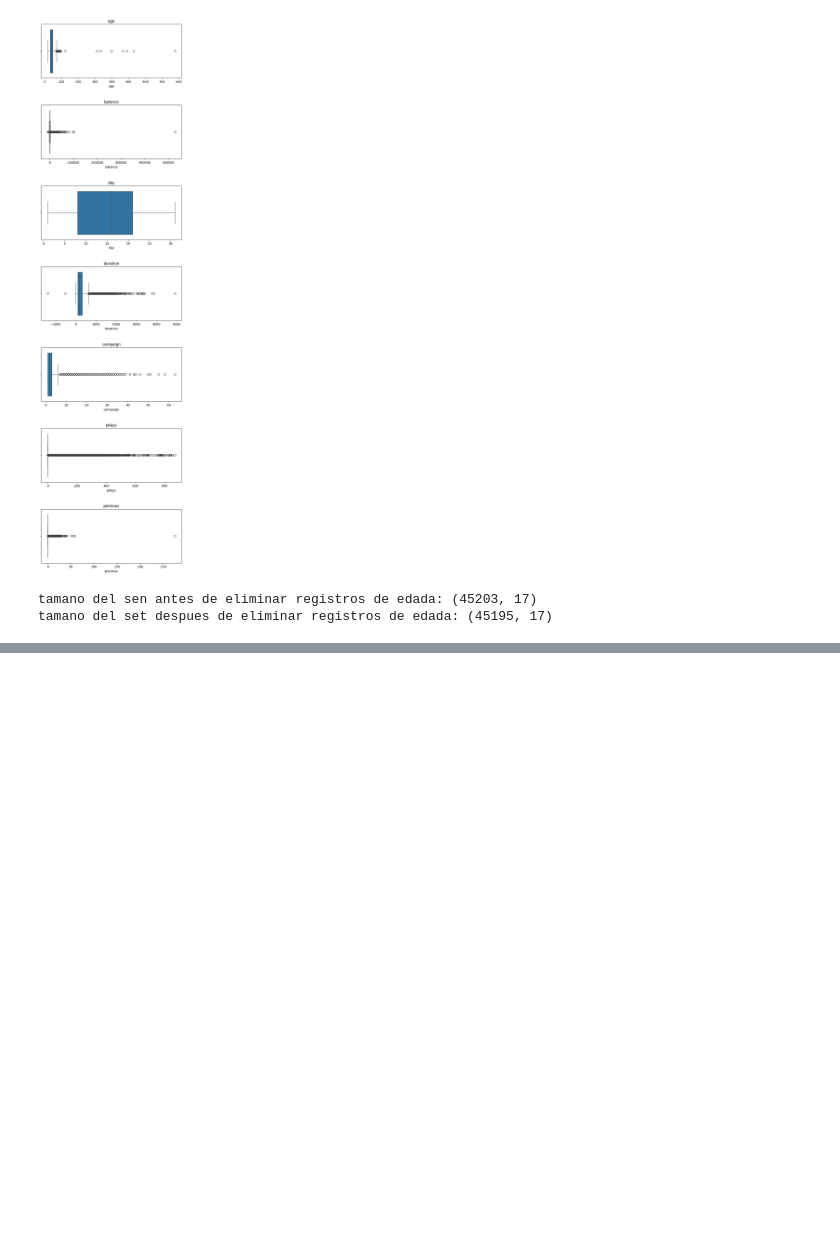
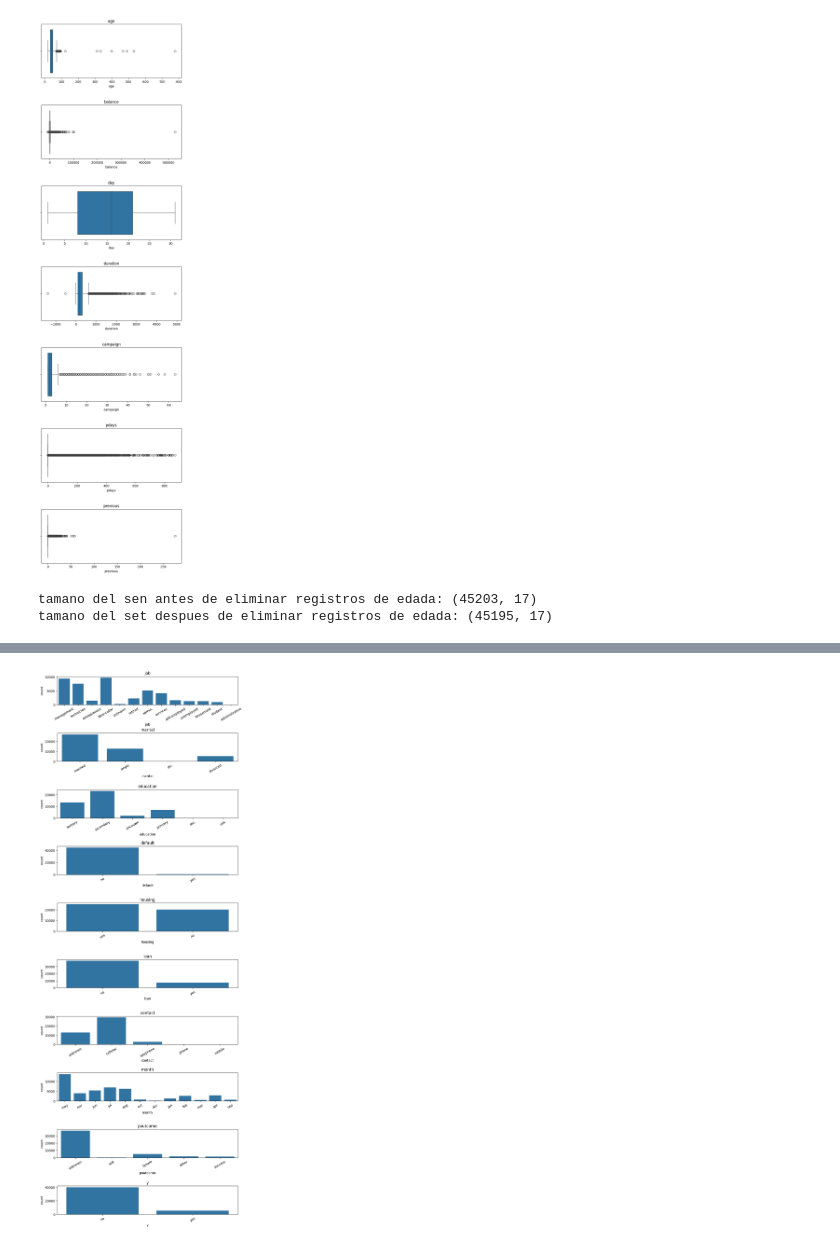
Before and after one commit to BladimirBL/Talento-Tech, a Jupyter notebook: New_Notebook_Data_Cleaning_.ipynb, the cells around one changed output, grey strips where cells are left out. Cells and saved outputs as stored; diff of their text form; code cells hidden in the pictures; blank space fills up the shorter version.

```diff
--- a/New_Notebook_Data_Cleaning_.ipynb
+++ b/New_Notebook_Data_Cleaning_.ipynb
@@ -203,0 +232,15 @@ tamano del set despues de eliminar registros de edada: (45195, 17)
+# %%
+for column in data.columns:
+  # Representar en minusculas solo si la columna es categorica
+  if column in cols_cat:
+    data[column] = data[column].str.lower()
+
+# Y genermos las graficas nuevamente
+fig, ax= plt.subplots(nrows=10, ncols=1, figsize=(10,30))
+fig.subplots_adjust(hspace=1)
+for i, col in enumerate(cols_cat):
+  sns.countplot(x=col, data=data, ax=ax[i])
+  ax[i].set_title(col)
+  ax[i].set_xticklabels(ax[i].get_xticklabels(),rotation=30)
+# %% [output]
+[figure, added]
```
Also changed, not shown: parts of 4 cells of this notebook.
